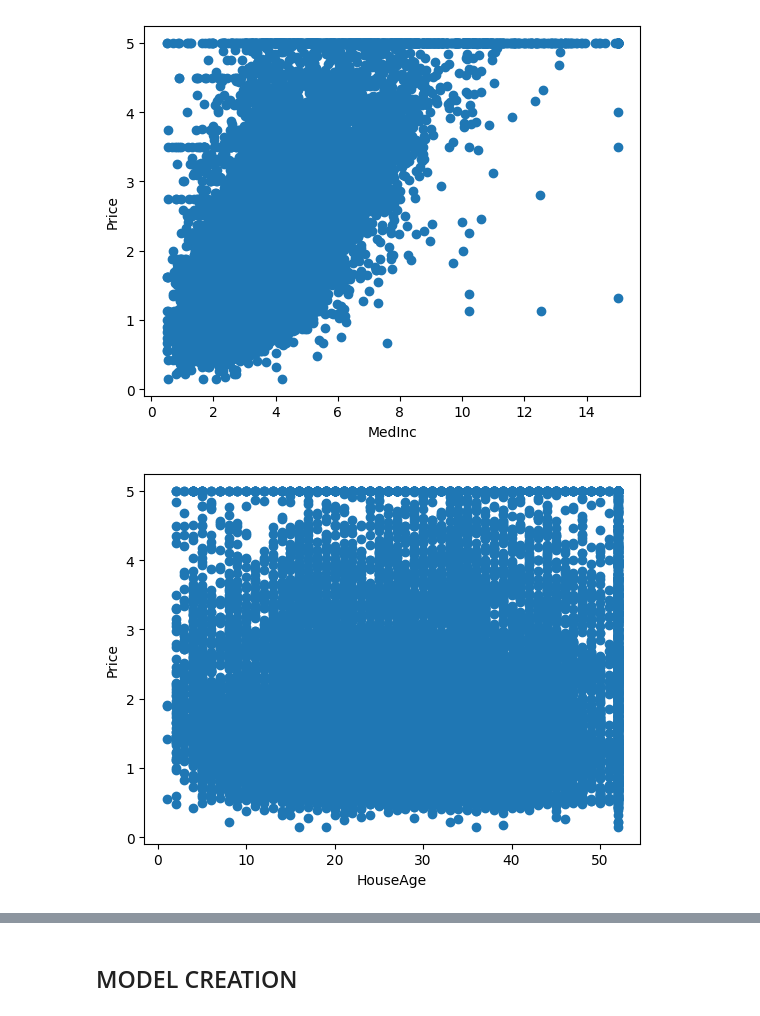
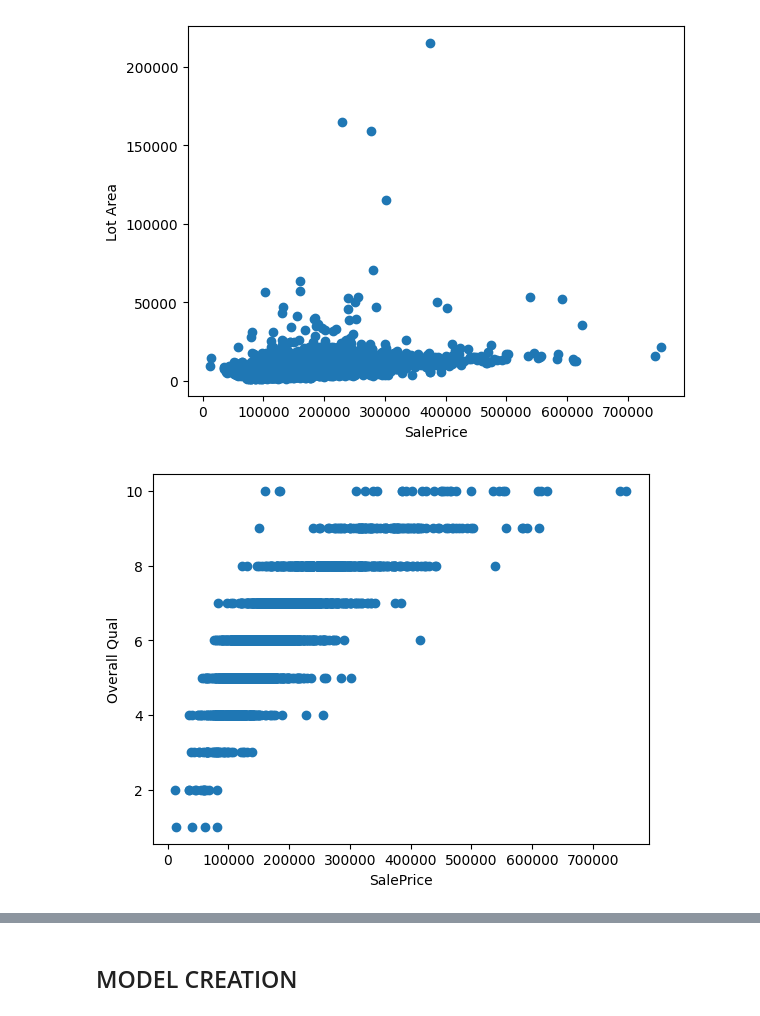
Before and after one commit to CR7HARSHIT/Housing-Price-Prediction-MLApplication, a Jupyter notebook: code.ipynb, the cells around one changed output, grey strips where cells are left out. Cells and saved outputs as stored; diff of their text form; code cells hidden in the pictures.

Commit message:
Ames data set based model trained for Price prediction

```diff
--- a/code.ipynb
+++ b/code.ipynb
@@ -134,0 +146,31 @@ dtype: int64
+# %%
+Ames_dataset['Alley'].fillna('No Alley', inplace=True)
+Ames_dataset['Mas Vnr Type'].fillna('None', inplace=True)
+Ames_dataset['Bsmt Qual'].fillna('No Basement', inplace=True)
+Ames_dataset['Bsmt Cond'].fillna('No Basement', inplace=True)
+Ames_dataset['Bsmt Exposure'].fillna('No Exposure', inplace=True)
+Ames_dataset['BsmtFin Type 1'].fillna('No Basement', inplace=True)
+Ames_dataset['BsmtFin Type 2'].fillna('No Basement', inplace=True)
+Ames_dataset['Garage Yr Blt'].fillna(0, inplace=True)
+Ames_dataset['Garage Finish'].fillna('No Garage', inplace=True)
+Ames_dataset['Garage Qual'].fillna('No Garage', inplace=True)
+Ames_dataset['Garage Cond'].fillna('No Garage', inplace=True)
+Ames_dataset['Fence'].fillna('No Fence', inplace=True)
+Ames_dataset['Misc Feature'].fillna('None', inplace=True)
+Ames_dataset['Fireplace Qu'].fillna('No Fireplace', inplace=True)
+Ames_dataset['Garage Type'].fillna('No Garage', inplace=True)
+Ames_dataset['Pool QC'].fillna('No Pool', inplace=True)
+most_common_electrical = Ames_dataset['Electrical'].mode()[0]
+Ames_dataset['Electrical'].fillna(most_common_electrical, inplace=True)
+x=Ames_dataset.isnull().sum()
+Ames_dataset['BsmtFin SF 1'].fillna(0, inplace=True)
+Ames_dataset['BsmtFin SF 2'].fillna(0, inplace=True)
+Ames_dataset['Bsmt Unf SF'].fillna(0, inplace=True)
+Ames_dataset['Total Bsmt SF'].fillna(0, inplace=True)
+# Fill missing values for basement bathrooms with 0
+Ames_dataset['Bsmt Full Bath'].fillna(0, inplace=True)
+Ames_dataset['Bsmt Half Bath'].fillna(0, inplace=True)
+
+# Fill missing values for garage-related columns with 0
+Ames_dataset['Garage Cars'].fillna(0, inplace=True)
+Ames_dataset['Garage Area'].fillna(0, inplace=True)
@@ -134,0 +185,2 @@ dtype: int64
+# %%
+Ames_dataset['Mas Vnr Area'].fillna(Ames_dataset['Mas Vnr Area'].median(), inplace=True)
@@ -134,0 +196,6 @@ dtype: int64
+# %%
+from sklearn.impute import KNNImputer
+
+# Using k-NN imputer
+imputer = KNNImputer(n_neighbors=5)
+Ames_dataset[['Lot Frontage']] = imputer.fit_transform(Ames_dataset[['Lot Frontage']])
@@ -171,14 +233,14 @@ sns.pairplot(dataset)
 # %%
 #Checking the relationship between dependent and independent fetures
-plt.scatter(dataset['MedInc'],dataset['Price']);
-plt.xlabel('MedInc');
-plt.ylabel('Price');
+plt.scatter(Ames_dataset['SalePrice'],Ames_dataset['Lot Area']);
+plt.xlabel('SalePrice');
+plt.ylabel('Lot Area');
 # %% [output]
-[figure, old version]
+[figure, new version]
 # %%
-plt.scatter(dataset['HouseAge'],dataset['Price']);
-plt.xlabel('HouseAge');
-plt.ylabel('Price');
+plt.scatter(Ames_dataset['SalePrice'],Ames_dataset['Overall Qual']);
+plt.xlabel('SalePrice');
+plt.ylabel('Overall Qual');
 # %% [output]
-[figure, old version]
+[figure, new version]
 # %%
```
Also changed, not shown: parts of 45 cells of this notebook, 2 other files.
